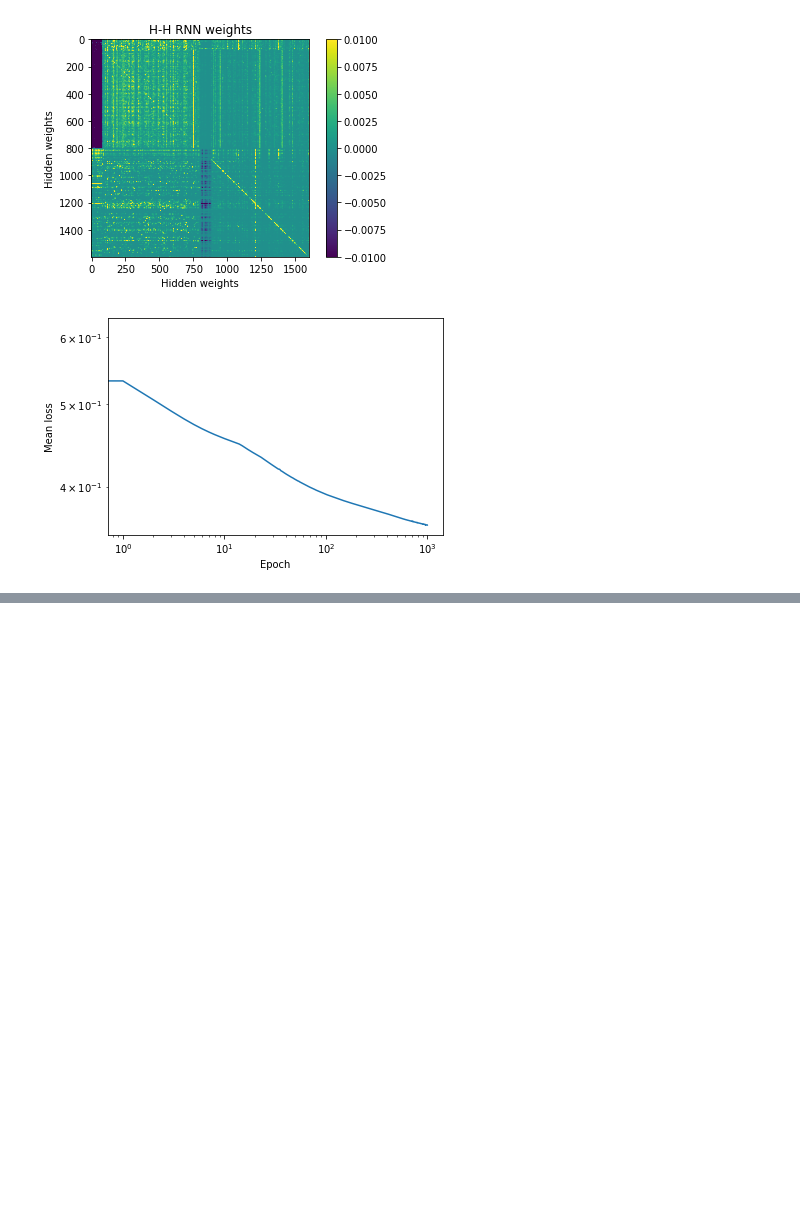
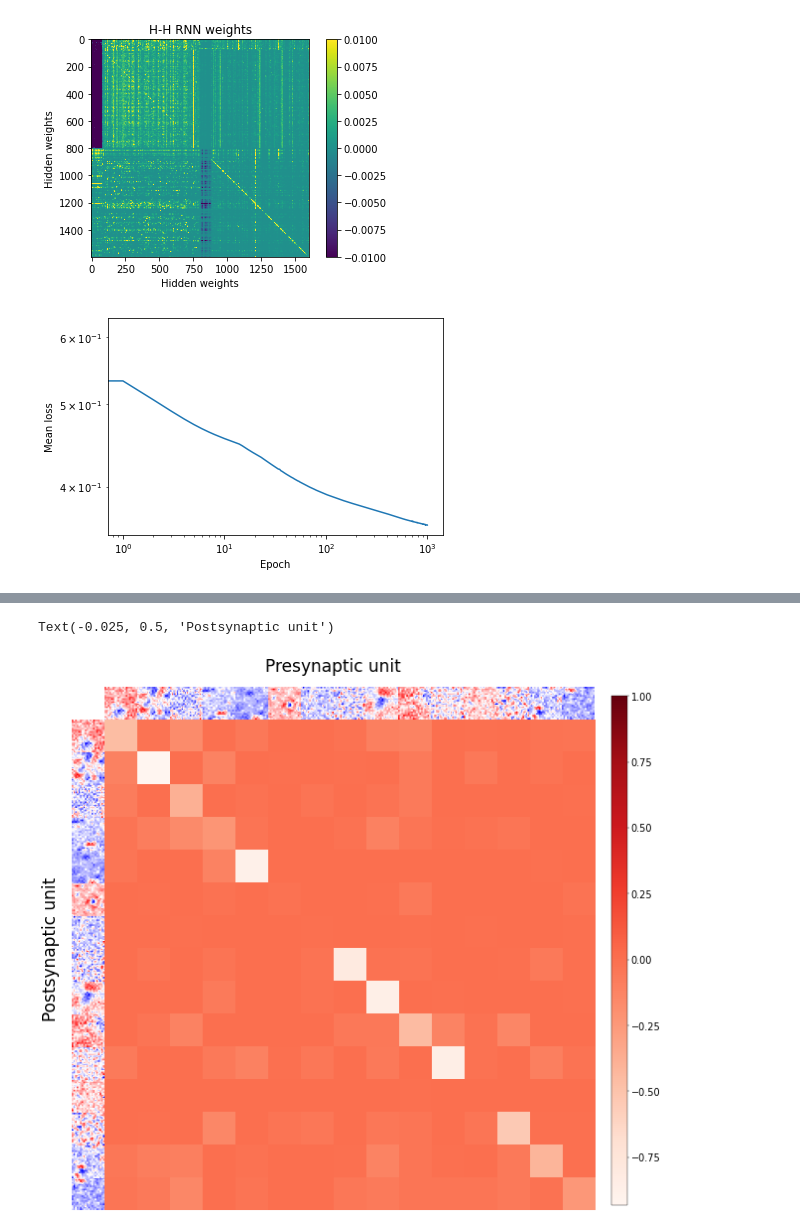
Before and after one commit to sebbkw/rnn, a Jupyter notebook: analyse_network.ipynb, the cells around one changed output, grey strips where cells are left out. Drawn from its saved outputs; the diff is of its cells as text; code cells hidden in the pictures; blank space fills up the shorter version.

```diff
--- a/analyse_network.ipynb
+++ b/analyse_network.ipynb
@@ -103,16 +103,16 @@ for i in range(HIDDEN_UNITS):
     unit_activity[i] = []
 
 for i in range(n_rand_stimuli):
-    if i % 100 == 99:
+    if i % 10 == 9:
         print('Trial {}'.format(i+1))
 
-    noise_shape = (1, WARMUP+T_STEPS, FRAME_SIZE**2)
+    noise_shape = (1, WARMUP+20, FRAME_SIZE**2)
     noise = np.random.normal(loc=0, scale=1, size=noise_shape)
     noise = torch.Tensor(noise).to(DEVICE)
 
     _, hidden_state = model(noise)
 
-    for t_step in range(WARMUP, WARMUP+T_STEPS):
+    for t_step in range(WARMUP, WARMUP+20):
         units = hidden_state[0, t_step, :] # Output t_step
         for i, unit in enumerate(units):
             if unit > 0:
@@ -151,11 +162,11 @@ KeyboardInterrupt:
 # %%
 # Visualise connections between recurrent units
 
-starting_idx = 20
+starting_idx = 0
 n_units = 15
 units_slice = slice(starting_idx, starting_idx+n_units)
 
-hh_indices = averaged_stimuli_group2[1][units_slice]
+hh_indices = averaged_stimuli_group1[1][units_slice]
 hh_weights = model.rnn.weight_hh_l0.detach().numpy()
 hh_weights_subset = np.zeros(shape=(n_units, n_units))
 
@@ -163,7 +174,7 @@ for row in range(n_units):
     for col in range(n_units):
         hh_weights_subset[row, col] = hh_weights[hh_indices[row], hh_indices[col]]
 
-sta_RFs = max_abs_normalize(averaged_stimuli_group2[0][units_slice])
+sta_RFs = max_abs_normalize(averaged_stimuli_group1[0][units_slice])
 
 cols = n_units + 1
 rows = n_units + 1
@@ -184,33 +195,36 @@ for axs in f_axs[1:, 1:]:
         ax.remove()
 axbig = fig.add_subplot(gs[1:, 1:])
 axbig.set_axis_off()
 im = axbig.imshow(hh_weights_subset, cmap='Reds', vmax=1)
 
 cbaxes = fig.add_axes([1, 0.04, 0.03, 0.915])
 cb = plt.colorbar(im, cax = cbaxes)
 for t in cb.ax.get_yticklabels():
     t.set_fontsize(20)
 
 count = 0
 for ax_row in f_axs:
     for ax in ax_row:
         ax.set_axis_off()
 
         if count > 0 and count < n_units+1: # X-axis row
             unit_n = count-1
         elif count % (n_units+1) == 0: # Y-axis row
             unit_n = count//(n_units+1) - 1
         else:
             unit_n = -1
 
         if unit_n > -1:
             unit = np.reshape(sta_RFs[unit_n], (FRAME_SIZE, FRAME_SIZE))
             ax.imshow(unit, cmap='bwr')
 
         count += 1
 
 fig.text(0.5, 1, 'Presynaptic unit', ha='center', fontsize=35)
 fig.text(-0.025, 0.5, 'Postsynaptic unit', va='center', rotation='vertical', fontsize=35)
+# %% [output]
+Text(-0.025, 0.5, 'Postsynaptic unit')
+[figure, added]
 # %%
 # Virtual physiology
 
```
Also changed, not shown: parts of 7 cells of this notebook.
